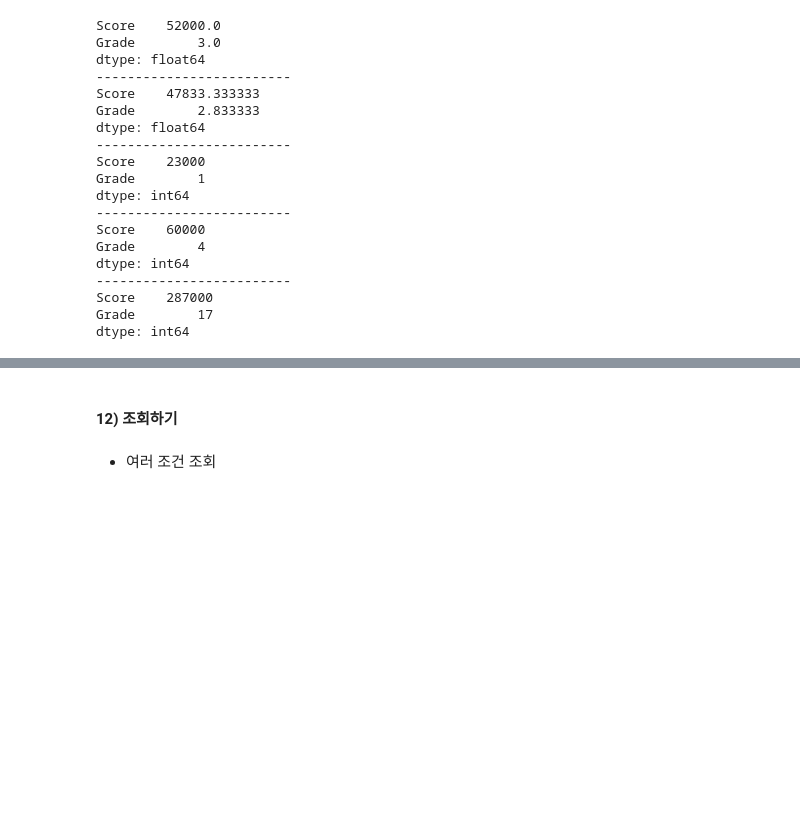
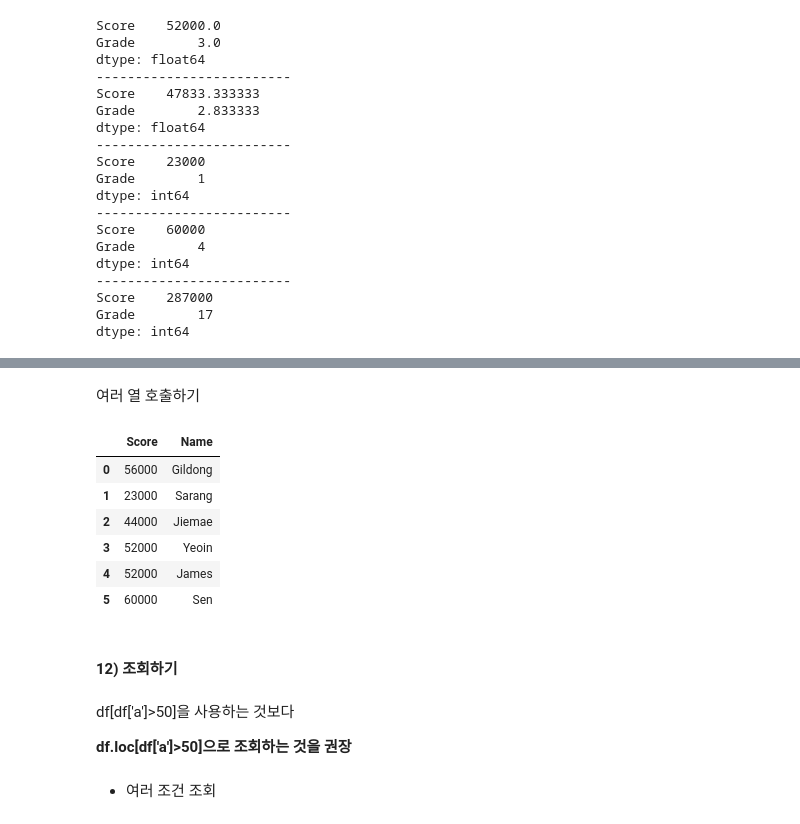
Before and after one commit to Run-aivle/study, a Jupyter notebook: Feb/02.06/SEN/Study.ipynb, the cells around one changed output, grey strips where cells are left out. Drawn from its saved outputs; the diff is of its cells as text; code cells hidden in the pictures; blank space fills up the shorter version.

```diff
--- a/Feb/02.06/SEN/Study.ipynb
+++ b/Feb/02.06/SEN/Study.ipynb
@@ -349,5 +395,21 @@ df[['Score', 'Grade']]
+# %% [markdown]
+여러 열 호출하기
+# %%
+df[['Score', 'Name']]
+# %% [output]
+|  | Score | Name |
+| 0 | 56000 | Gildong |
+| 1 | 23000 | Sarang |
+| 2 | 44000 | Jiemae |
+| 3 | 52000 | Yeoin |
+| 4 | 52000 | James |
+| 5 | 60000 | Sen |
 # %% [markdown]
 #### 12) 조회하기
+# %% [markdown]
+df[df['a']>50]을 사용하는 것보다
+
+**df.loc[df['a']>50]으로 조회하는 것을 권장**
 # %% [markdown]
 - 여러 조건 조회
 # %%
```
Also changed, not shown: parts of 26 cells of this notebook.
